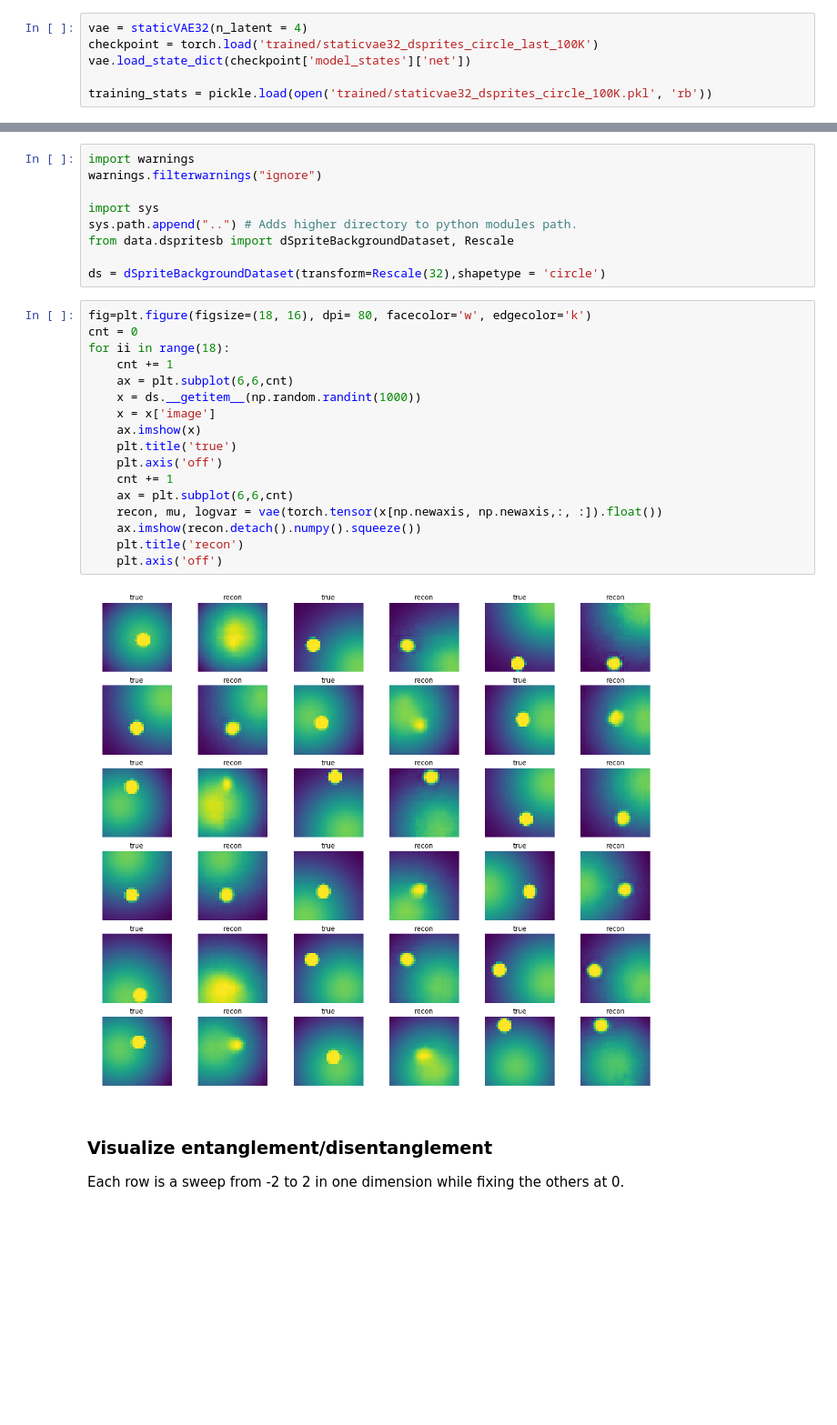
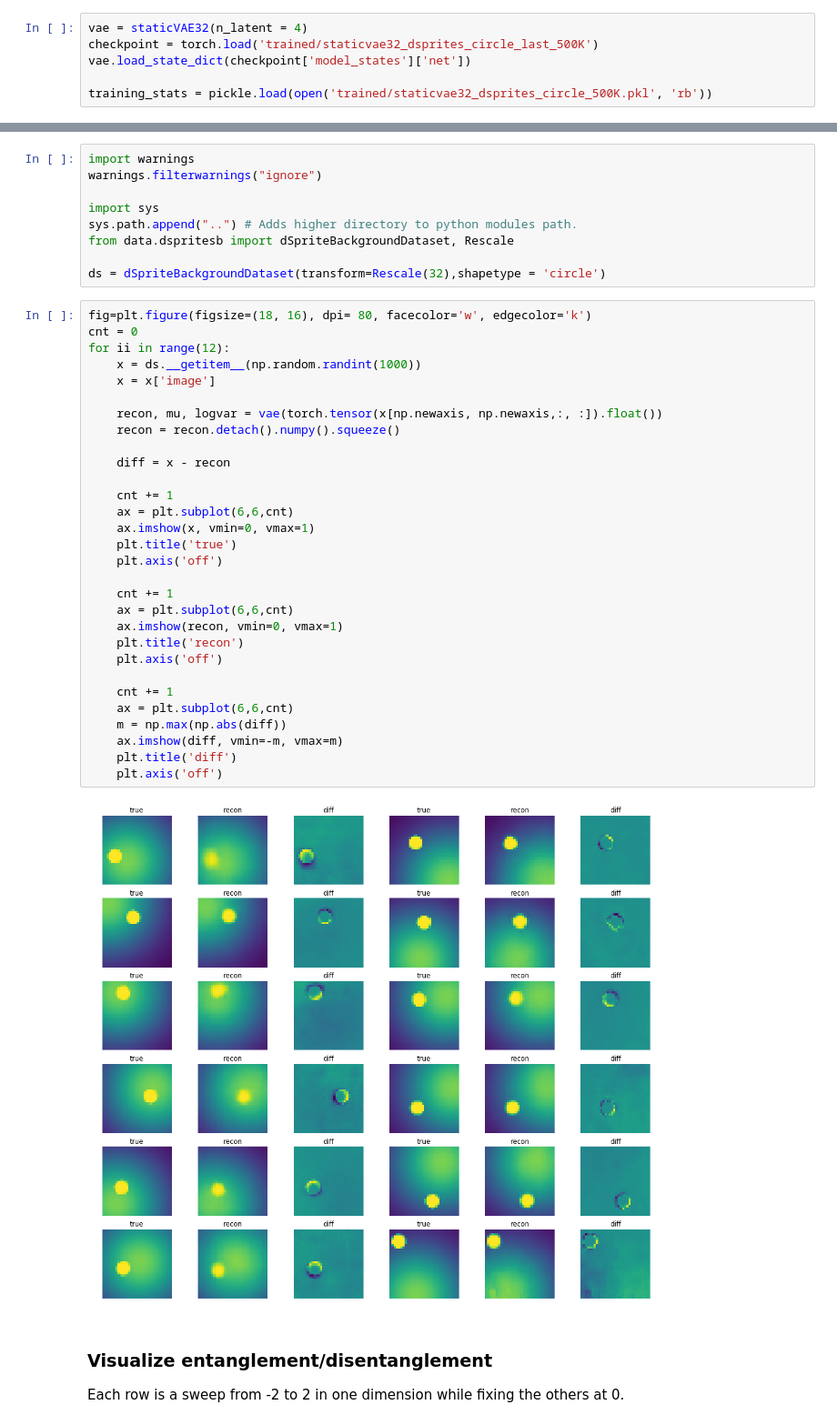
Before and after one commit to zahariaa/disentangled-dynamics, a Jupyter notebook: src/staticvae/VisualizeStaticVAE32(circle)_training_04_10_2019.ipynb, the cells around one changed output, grey strips where cells are left out. Shown at 91% size. Saved outputs shown, nothing was run; the diff lists cells and outputs as text; blank space fills up the shorter version.

Commit message:
staticvae: long trained vae plus visualization

```diff
--- a/src/staticvae/VisualizeStaticVAE32(circle)_training_04_10_2019.ipynb
+++ b/src/staticvae/VisualizeStaticVAE32(circle)_training_04_10_2019.ipynb
@@ -12,10 +17,10 @@ import matplotlib.pyplot as plt
 import numpy as np
 # %%
 vae = staticVAE32(n_latent = 4)
-checkpoint = torch.load('trained/staticvae32_dsprites_circle_last_100K')
+checkpoint = torch.load('trained/staticvae32_dsprites_circle_last_500K')
 vae.load_state_dict(checkpoint['model_states']['net'])
 
-training_stats = pickle.load(open('trained/staticvae32_dsprites_circle_100K.pkl', 'rb'))
+training_stats = pickle.load(open('trained/staticvae32_dsprites_circle_500K.pkl', 'rb'))
 # %% [markdown]
 #### plot training loss
 # %%
@@ -37,22 +46,35 @@ ds = dSpriteBackgroundDataset(transform=Rescale(32),shapetype = 'circle')
 # %%
 fig=plt.figure(figsize=(18, 16), dpi= 80, facecolor='w', edgecolor='k')
 cnt = 0
-for ii in range(18):
+for ii in range(12):
+    x = ds.__getitem__(np.random.randint(1000))
+    x = x['image']
+
+    recon, mu, logvar = vae(torch.tensor(x[np.newaxis, np.newaxis,:, :]).float())
+    recon = recon.detach().numpy().squeeze()
+
+    diff = x - recon
+
     cnt += 1
     ax = plt.subplot(6,6,cnt)
-    x = ds.__getitem__(np.random.randint(1000))
-    x = x['image']
-    ax.imshow(x)
+    ax.imshow(x, vmin=0, vmax=1)
     plt.title('true')
     plt.axis('off')
+
     cnt += 1
     ax = plt.subplot(6,6,cnt)
-    recon, mu, logvar = vae(torch.tensor(x[np.newaxis, np.newaxis,:, :]).float())
-    ax.imshow(recon.detach().numpy().squeeze())
+    ax.imshow(recon, vmin=0, vmax=1)
     plt.title('recon')
     plt.axis('off')
+
+    cnt += 1
+    ax = plt.subplot(6,6,cnt)
+    m = np.max(np.abs(diff))
+    ax.imshow(diff, vmin=-m, vmax=m)
+    plt.title('diff')
+    plt.axis('off')
 # %% [output]
-[figure, old version]
+[figure, new version]
 # %% [markdown]
 ### Visualize entanglement/disentanglement
 
```
Also changed, not shown: parts of 4 cells of this notebook, 3 other files.
